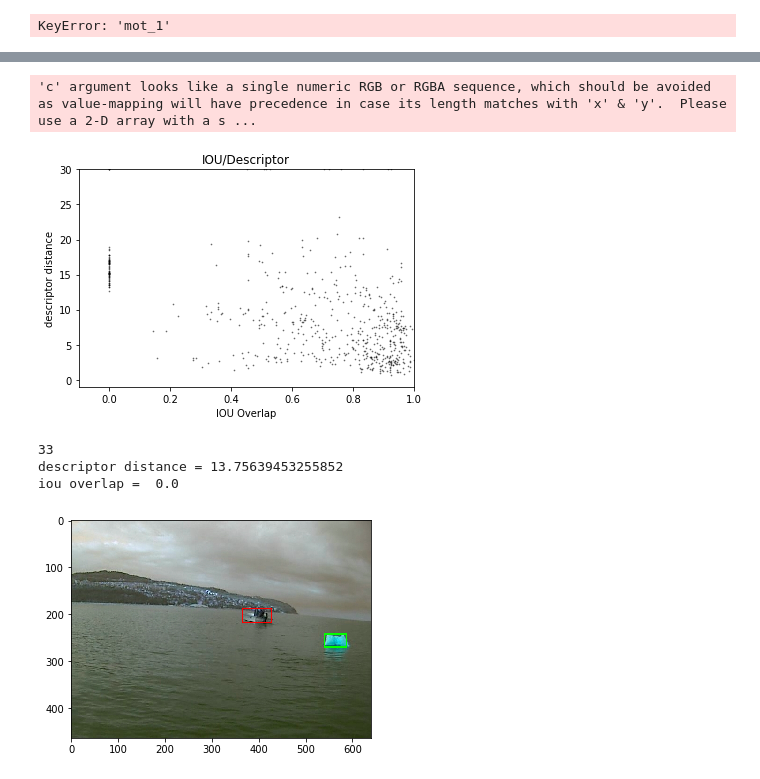
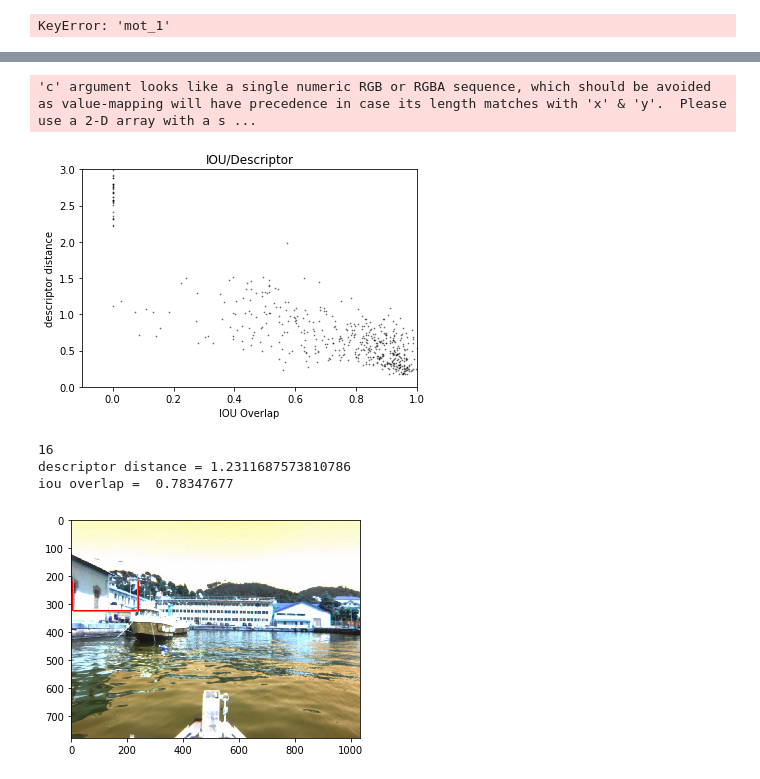
Before and after one commit to issamouawad/object_tracking, a Jupyter notebook: Tracking module.ipynb, the cells around one changed output, grey strips where cells are left out. Drawn from its saved outputs; the diff is of its cells as text; code cells hidden in the pictures.

```diff
--- a/Tracking module.ipynb
+++ b/Tracking module.ipynb
@@ -6,6 +6,7 @@ import json
 import math
 import scipy.interpolate as interp
 from scipy.spatial import distance
+from skimage.feature import hog
 def bounding_box_naive(points):
     """returns a list containing the bottom left and the top right
     points in the sequence
@@ -283,13 +284,49 @@ def get_distance(v1,v2):
         dist=30
     return dist
 
+def get_distance_hog(frame,mask1,mask2):
 
+
+    return np.linalg.norm(get_hog_frame_part(frame,mask1)-get_hog_frame_part(frame,mask2),ord=1)
+def get_hog_frame_part(frame,mask):
+    part = get_frame_part(frame,mask)
+    if(part.shape[0]==0 or part.shape[1]==0):
+        print('zero!')
+        return np.zeros(36)
+    return hog(part,pixels_per_cell=(part.shape[0]/2,part.shape[1]/2),cells_per_block=(1, 1),feature_vector=True)
+
+def get_frame_part(frame,bb):
+
+    min_i = int(bb[4])if int(bb[4])>0 else 0
+    max_i = int(bb[6])if int(bb[6])>0 else 0
+    min_j = int(bb[3])if int(bb[3])>0 else 0
+    max_j = int(bb[5])if int(bb[5])>0 else 0
+    return frame[min_i:max_i,min_j:max_j]
 classes = ['background',
            'aeroplane', 'bicycle', 'bird', 'boat',
            'bottle', 'bus', 'car', 'cat',
            'chair', 'cow', 'diningtable', 'dog',
            'horse', 'motorbike', 'person', 'pottedplant',
            'sheep', 'sofa', 'train', 'tvmonitor']
+def search_best_fit(frame,bb):
+    s=8
+    sel_x = bb[3]
+    sel_y = bb[4]
+    sel_dist = get_hog_frame_part(frame,bb)
+    while s>=1:
+        for x in (-s,0,s):
+            for y in(-s,0,s):
+                bb[3] = x
+                bb[4] = y
+                if(get_hog_frame_part(frame,bb)<sel_dist):
+                    sel_x = bb[3]
+                    sel_y = bb[4]
+        s = s/2
+
+    print('selected was ',bb[3]-sel_x,bb[4]-sel_y)
+    bb[3] = sel_x
+    bb[4] = sel_y
+    return bb
 # %%
 def load_detections(dataset,detector):
     text_file_path = "detections/%s/%s.txt"%(dataset,detector)
@@ -717,7 +851,7 @@ print(len(desc_dists))
 colors = (0,0,0)
 area = np.pi*3
 plt.scatter(iou_overlaps, desc_dists, s=0.5, c=colors, alpha=0.5)
-plt.ylim((-1,30))
+plt.ylim((0,3))
 plt.xlim((-0.1,1))
 plt.title('IOU/Descriptor')
 plt.xlabel('IOU Overlap')
@@ -726,18 +860,18 @@ plt.savefig('graal_2.png')
 plt.show()
 # %% [output]
 'c' argument looks like a single numeric RGB or RGBA sequence, which should be avoided as value-mapping will have precedence in case its length matches with 'x' & 'y'.  Please use a 2-D array with a s ...
-[figure, old version]
+[figure, new version]
 # %%
 print(len(confusion_frames))
-index = 26
+index = 0
 
 
-display_confusion('modd',confusion_frames[index],confusion_tracks[index][0],confusion_tracks[index][1])
+display_confusion('graal_1',confusion_frames[index],confusion_tracks[index][0],confusion_tracks[index][1])
 # %% [output]
-33
-descriptor distance = 13.75639453255852
-iou overlap =  0.0
+16
+descriptor distance = 1.2311687573810786
+iou overlap =  0.78347677
-[figure, old version]
+[figure, new version]
 # %%
 def display_confusion(datasetfolder,frame_id,track_box,det_box):
     frame = cv.imread('../%s/%s.jpg'%(datasetfolder,str(frame_id).zfill(5)))
```
Also changed, not shown: parts of 4 cells of this notebook, 7 other files.
